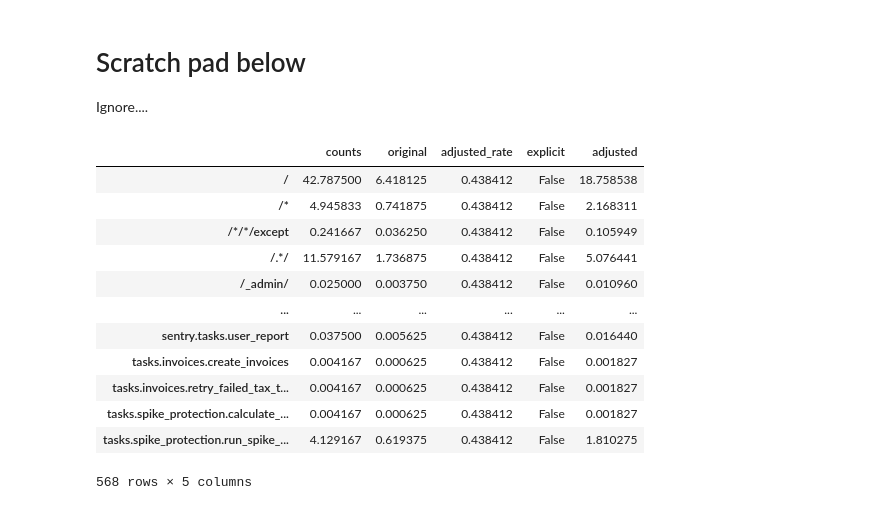
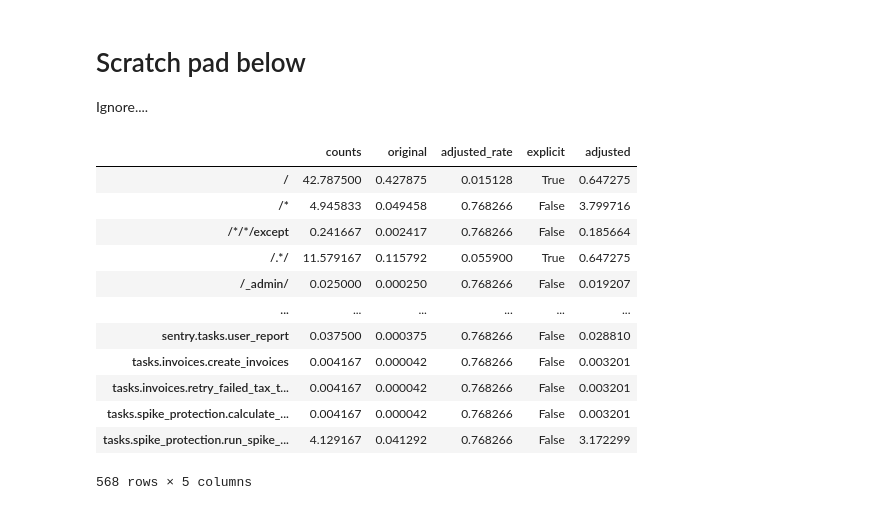
Before and after one commit to RaduW/volume-rebalance, a Jupyter notebook: volume_rebalancing.ipynb, the cells around one changed output. Cells and saved outputs as stored; diff of their text form; code cells hidden in the pictures.

```diff
--- a/volume_rebalancing.ipynb
+++ b/volume_rebalancing.ipynb
@@ -286,9 +273,9 @@ process_data(rate, items_high, items_low, transactions)
 
 Ignore....
 # %%
-global_rate = 0.15
-items_high = 30
-items_low = 20
+global_rate = 0.01
+items_high = 160
+items_low = 0
 transactions = counts
 
 transactions = sorted(transactions,key=itemgetter(1))
@@ -302,42 +289,42 @@ cnts_max = cnts.max()
 total = cnts.sum()
 num_classes = len(cnts)
 
 labels = [ x[0] for x in transactions]
 
 sampled_counts = cnts * global_rate
 
 
 original_df = pd.DataFrame(data ={"counts": cnts, "original": sampled_counts}, index = labels)
 
 explicit_transactions= transactions[:items_low]+transactions[-items_high:]
 
 #adjusted = adjust_sample_rate_old(transactions, global_rate)
 adjusted, implicit_rate = adjust_sample_rate(classes=explicit_transactions, rate=global_rate, total_num_classes=num_classes, total=total)
 adjusted_df = pd.DataFrame.from_dict(data = adjusted, orient="index", columns=["adjusted_rate"] )
 
 # now calculate the adjusted count
 df = original_df.join(adjusted_df, how="outer")
 
 # keep count of the explicit rates
 df["explicit"]= ~df['adjusted_rate'].isna()
 
 # set the adjusted rates for the implicit values
 df["adjusted_rate"] = df["adjusted_rate"].fillna(implicit_rate)
 
 df["adjusted"] = df["counts"]* df["adjusted_rate"]
 
 df
 # %% [output]
 |  | counts | original | adjusted_rate | explicit | adjusted |
-| / | 42.787500 | 6.418125 | 0.438412 | False | 18.758538 |
-| /* | 4.945833 | 0.741875 | 0.438412 | False | 2.168311 |
-| /*/*/except | 0.241667 | 0.036250 | 0.438412 | False | 0.105949 |
-| /.*/ | 11.579167 | 1.736875 | 0.438412 | False | 5.076441 |
-| /_admin/ | 0.025000 | 0.003750 | 0.438412 | False | 0.010960 |
+| / | 42.787500 | 0.427875 | 0.015128 | True | 0.647275 |
+| /* | 4.945833 | 0.049458 | 0.768266 | False | 3.799716 |
+| /*/*/except | 0.241667 | 0.002417 | 0.768266 | False | 0.185664 |
+| /.*/ | 11.579167 | 0.115792 | 0.055900 | True | 0.647275 |
+| /_admin/ | 0.025000 | 0.000250 | 0.768266 | False | 0.019207 |
 | ... | ... | ... | ... | ... | ... |
-| sentry.tasks.user_report | 0.037500 | 0.005625 | 0.438412 | False | 0.016440 |
-| tasks.invoices.create_invoices | 0.004167 | 0.000625 | 0.438412 | False | 0.001827 |
-| tasks.invoices.retry_failed_tax_t... | 0.004167 | 0.000625 | 0.438412 | False | 0.001827 |
-| tasks.spike_protection.calculate_... | 0.004167 | 0.000625 | 0.438412 | False | 0.001827 |
-| tasks.spike_protection.run_spike_... | 4.129167 | 0.619375 | 0.438412 | False | 1.810275 |
+| sentry.tasks.user_report | 0.037500 | 0.000375 | 0.768266 | False | 0.028810 |
+| tasks.invoices.create_invoices | 0.004167 | 0.000042 | 0.768266 | False | 0.003201 |
+| tasks.invoices.retry_failed_tax_t... | 0.004167 | 0.000042 | 0.768266 | False | 0.003201 |
+| tasks.spike_protection.calculate_... | 0.004167 | 0.000042 | 0.768266 | False | 0.003201 |
+| tasks.spike_protection.run_spike_... | 4.129167 | 0.041292 | 0.768266 | False | 3.172299 |
 568 rows × 5 columns
```
Also changed, not shown: parts of 2 cells of this notebook.
